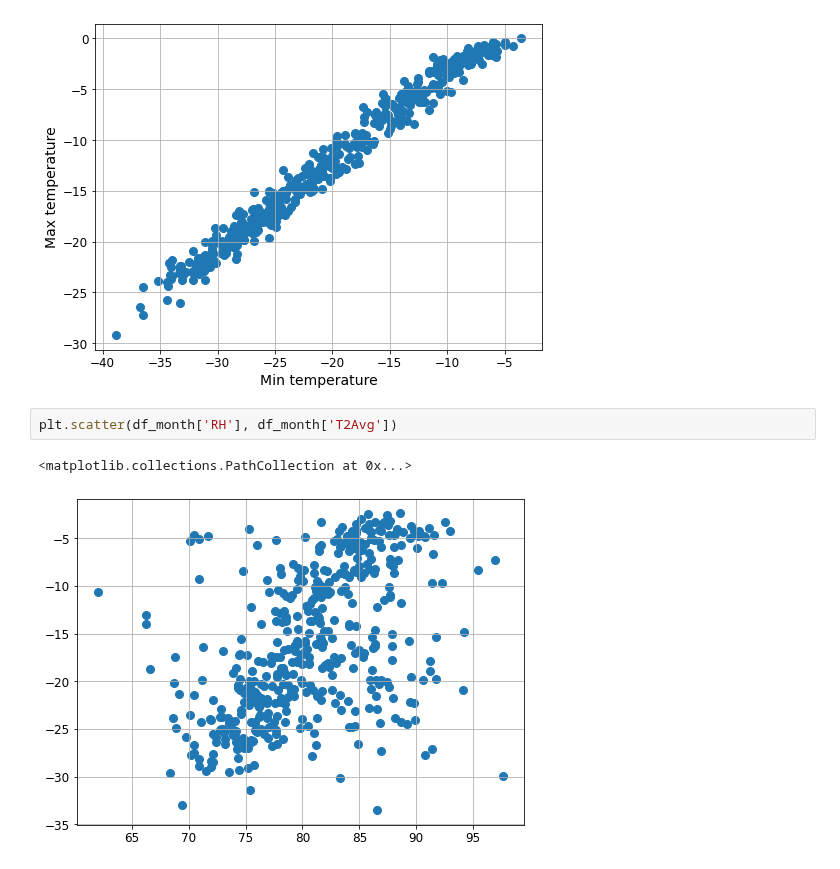
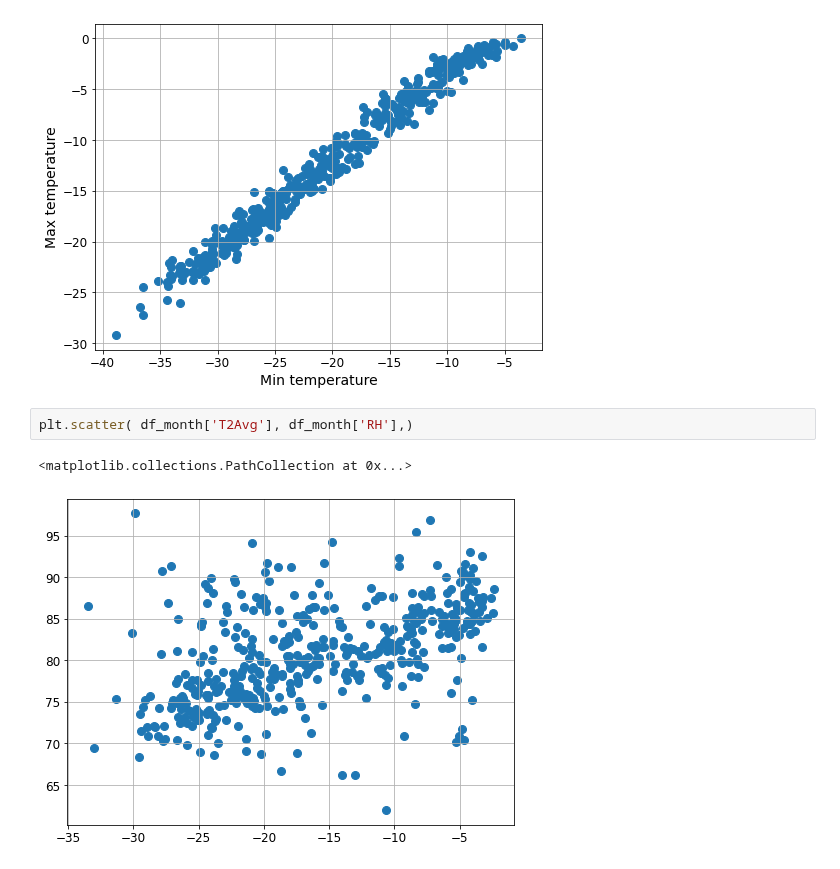
Before and after one commit to LeoausderDose/Praktikum_AWI, a Jupyter notebook: GVN/ImportingAlldata_Pandas.ipynb, the cells around one changed output. Drawn from its saved outputs; the diff is of its cells as text.

```diff
--- a/GVN/ImportingAlldata_Pandas.ipynb
+++ b/GVN/ImportingAlldata_Pandas.ipynb
@@ -277,7 +281,7 @@ plt.show()
 # %% [output]
 [figure]
 # %%
-plt.scatter(df_month['RH'], df_month['T2Avg'])
+plt.scatter( df_month['T2Avg'], df_month['RH'],)
 # %% [output]
 <matplotlib.collections.PathCollection at 0x...>
-[figure, old version]
+[figure, new version]
```
Also changed, not shown: parts of 7 cells of this notebook, 12 other files.
